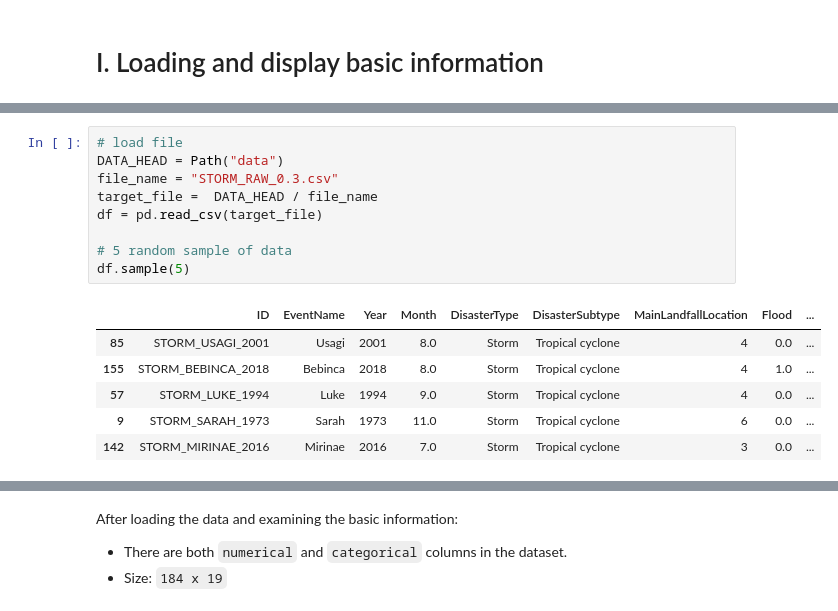
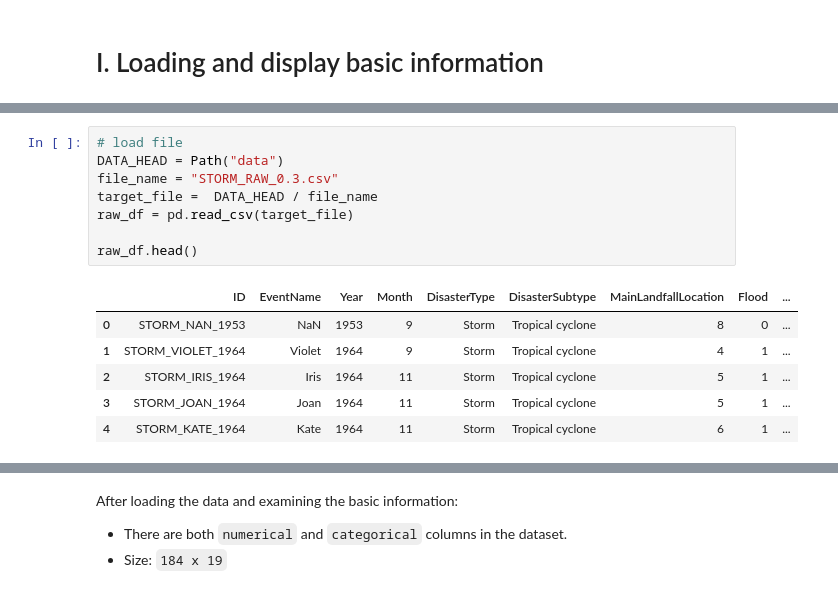
Before and after one commit to KanjiroReal/Vietnam-Storm-Damage-analysis, a Jupyter notebook: EDA.ipynb, the cells around one changed output, grey strips where cells are left out. Cells and saved outputs as stored; diff of their text form.

Commit message:
UPDATE: update const, official data, ML

```diff
--- a/EDA.ipynb
+++ b/EDA.ipynb
@@ -18,16 +13,15 @@ NUMERICAL_COLS = ['Year', 'Month', 'MainLandfallLocation', 'Flood', 'Slide',
 # %%
 # load file
 DATA_HEAD = Path("data")
 file_name = "STORM_RAW_0.3.csv"
 target_file =  DATA_HEAD / file_name
-df = pd.read_csv(target_file)
+raw_df = pd.read_csv(target_file)
 
-# 5 random sample of data
-df.sample(5)
+raw_df.head()
 # %% [output]
 |  | ID | EventName | Year | Month | DisasterType | DisasterSubtype | MainLandfallLocation | Flood | ... |
-| 85 | STORM_USAGI_2001 | Usagi | 2001 | 8.0 | Storm | Tropical cyclone | 4 | 0.0 | ... |
-| 155 | STORM_BEBINCA_2018 | Bebinca | 2018 | 8.0 | Storm | Tropical cyclone | 4 | 1.0 | ... |
-| 57 | STORM_LUKE_1994 | Luke | 1994 | 9.0 | Storm | Tropical cyclone | 4 | 0.0 | ... |
-| 9 | STORM_SARAH_1973 | Sarah | 1973 | 11.0 | Storm | Tropical cyclone | 6 | 0.0 | ... |
-| 142 | STORM_MIRINAE_2016 | Mirinae | 2016 | 7.0 | Storm | Tropical cyclone | 3 | 0.0 | ... |
+| 0 | STORM_NAN_1953 | NaN | 1953 | 9 | Storm | Tropical cyclone | 8 | 0 | ... |
+| 1 | STORM_VIOLET_1964 | Violet | 1964 | 9 | Storm | Tropical cyclone | 4 | 1 | ... |
+| 2 | STORM_IRIS_1964 | Iris | 1964 | 11 | Storm | Tropical cyclone | 5 | 1 | ... |
+| 3 | STORM_JOAN_1964 | Joan | 1964 | 11 | Storm | Tropical cyclone | 5 | 1 | ... |
+| 4 | STORM_KATE_1964 | Kate | 1964 | 11 | Storm | Tropical cyclone | 6 | 1 | ... |
```
Also changed, not shown: parts of 45 cells of this notebook, 9 other files.
